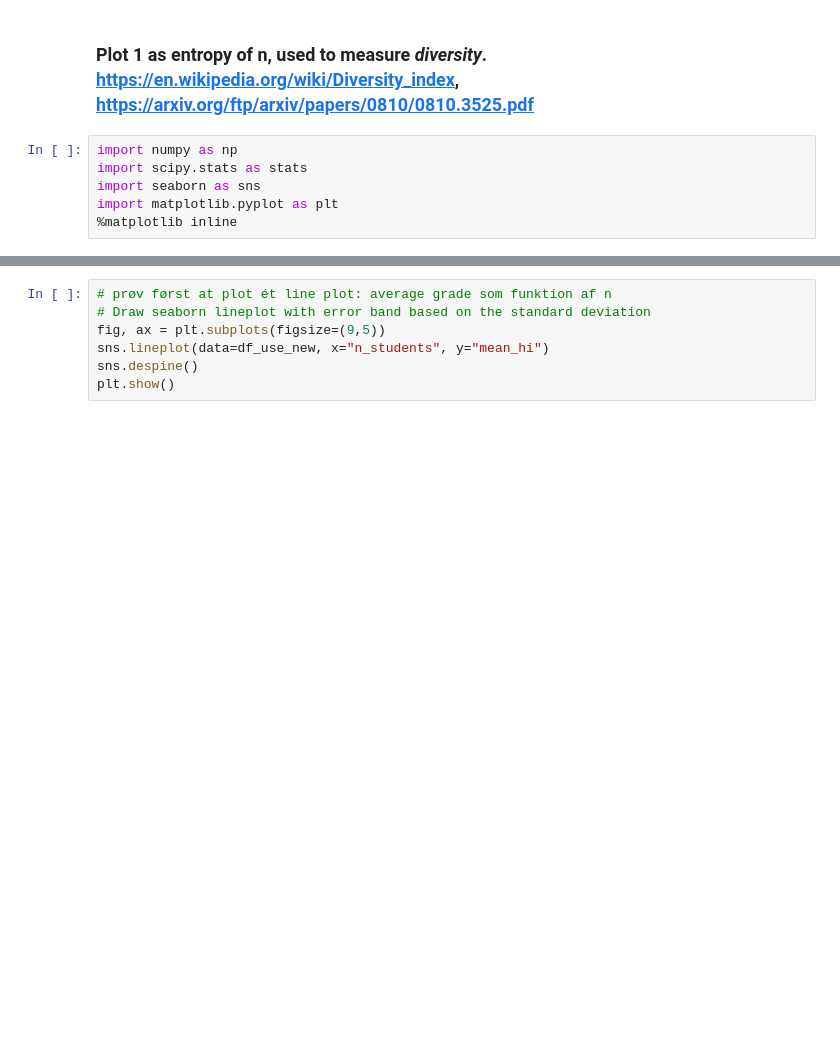
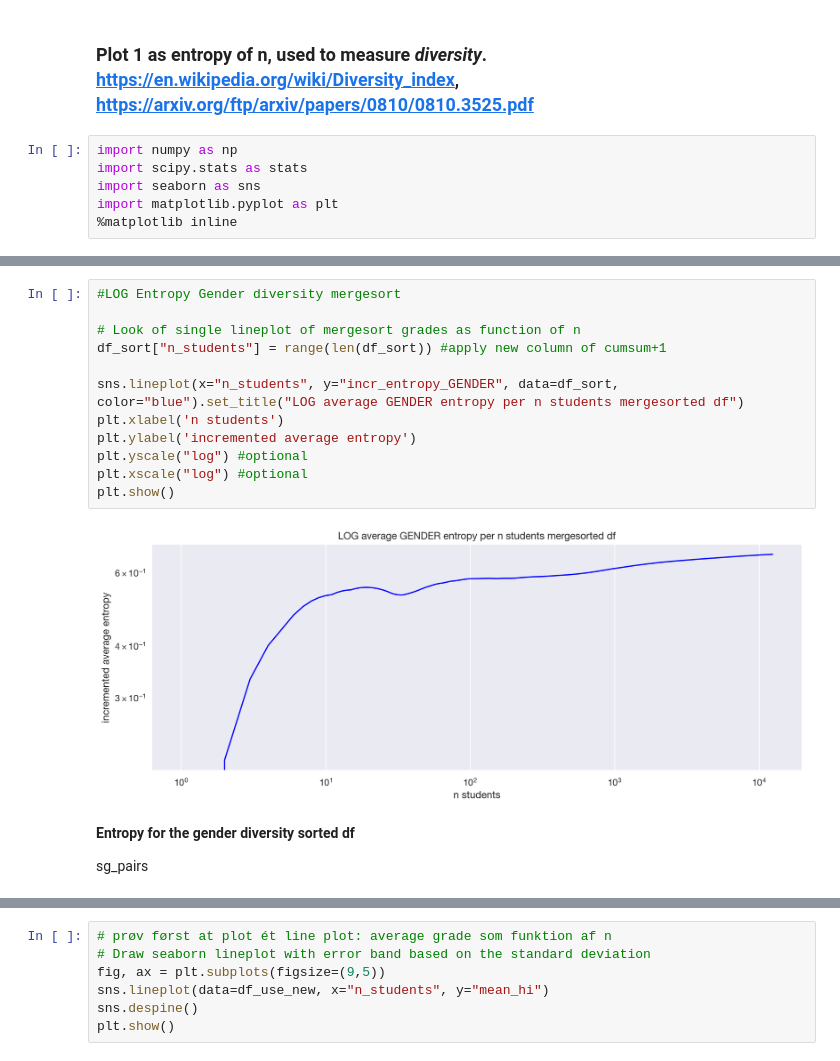
Before and after one commit to s183910/Bachelor_Gabi_Kat, a Jupyter notebook: Notebooks/Basic_dists/Baselines.ipynb, the cells around one changed output, grey strips where cells are left out. Saved outputs shown, nothing was run; the diff lists cells and outputs as text; blank space fills up the shorter version.

```diff
--- a/Notebooks/Basic_dists/Baselines.ipynb
+++ b/Notebooks/Basic_dists/Baselines.ipynb
@@ -360,0 +545,18 @@ Name: Entropy, dtype: float64
+# %%
+#LOG Entropy Gender diversity mergesort
+
+# Look of single lineplot of mergesort grades as function of n
+df_sort["n_students"] = range(len(df_sort)) #apply new column of cumsum+1
+
+sns.lineplot(x="n_students", y="incr_entropy_GENDER", data=df_sort, color="blue").set_title("LOG average GENDER entropy per n students mergesorted df")
+plt.xlabel('n students')
+plt.ylabel('incremented average entropy')
+plt.yscale("log") #optional
+plt.xscale("log") #optional
+plt.show()
+# %% [output]
+[figure, added]
+# %% [markdown]
+**Entropy for the gender diversity sorted df**
+
+sg_pairs
```
Also changed, not shown: parts of 63 cells of this notebook.
